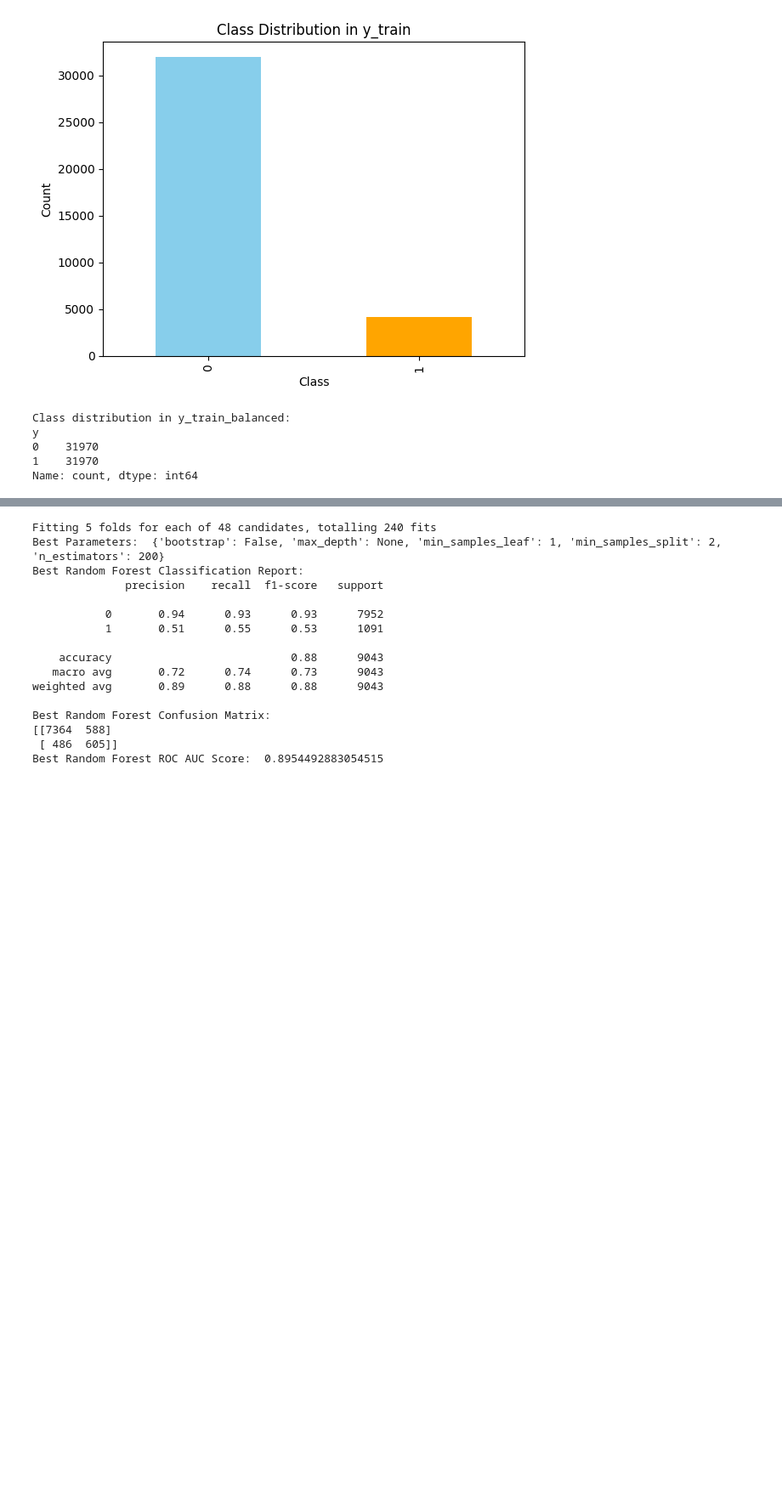
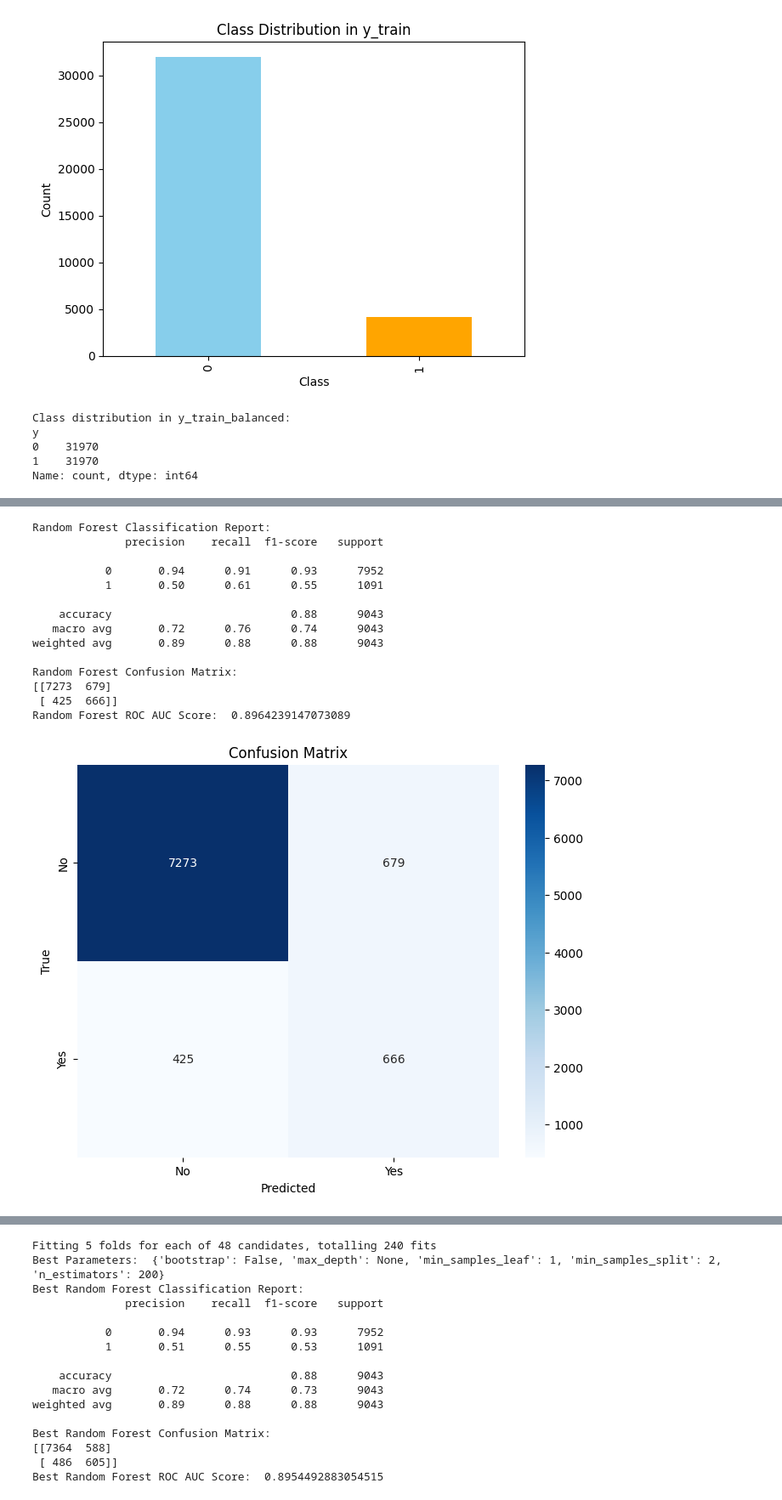
Before and after one commit to PrabhaviWKP/Machine-Learning, a Jupyter notebook: notebooks/2604CW.ipynb, the cells around one changed output, grey strips where cells are left out. Shown at 85% size. Saved outputs shown, nothing was run; the diff lists cells and outputs as text; code cells hidden in the pictures; blank space fills up the shorter version.

Commit message:
Plotted confusion matrix, feature importance graph, ROC curver before and after hyperparameter tuning plotted PR curves before and after tuning in the same plot

```diff
--- a/notebooks/2604CW.ipynb
+++ b/notebooks/2604CW.ipynb
@@ -558,0 +514,80 @@ Random Forest ROC AUC Score:  0.8964239147073089
+# %%
+import matplotlib.pyplot as plt
+import seaborn as sns
+from sklearn.metrics import classification_report, confusion_matrix, roc_curve, auc
+import numpy as np
+
+# 1. Accuracy, Precision, Recall, F1-Score
+print("Random Forest Classification Report: ")
+print(classification_report(y_test, y_pred_rf))
+print("Random Forest Confusion Matrix: ")
+print(confusion_matrix(y_test, y_pred_rf))
+roc_auc = roc_auc_score(y_test, y_prob_rf)
+print("Random Forest ROC AUC Score: ", roc_auc)
+
+# 2. Confusion Matrix
+conf_matrix = confusion_matrix(y_test, y_pred_rf)
+plt.figure(figsize=(8, 6))
+sns.heatmap(conf_matrix, annot=True, fmt='d', cmap='Blues', xticklabels=['No', 'Yes'], yticklabels=['No', 'Yes'])
+plt.title('Confusion Matrix')
+plt.xlabel('Predicted')
+plt.ylabel('True')
+plt.show()
+
+# 3. ROC Curve and AUC
+fpr, tpr, thresholds = roc_curve(y_test, y_prob_rf)
+roc_auc = auc(fpr, tpr)
+
+plt.figure(figsize=(8, 6))
+plt.plot(fpr, tpr, color='blue', label=f'ROC curve (area = {roc_auc:.2f})')
+plt.plot([0, 1], [0, 1], color='gray', linestyle='--')
+plt.xlabel('False Positive Rate')
+plt.ylabel('True Positive Rate')
+plt.title('ROC Curve')
+plt.legend(loc='lower right')
+plt.show()
+
+# 4. Feature Importance
+feature_importances = rf_model.feature_importances_
+features = X.columns
+
+plt.figure(figsize=(10, 6))
+sns.barplot(x=feature_importances, y=features)
+plt.title('Feature Importance')
+plt.xlabel('Importance')
+plt.ylabel('Feature')
+plt.show()
+
+# Calculate Accuracy, Precision, Recall, F1-Score
+from sklearn.metrics import accuracy_score, precision_score, recall_score, f1_score
+
+accuracy = accuracy_score(y_test, y_pred_rf)
+precision = precision_score(y_test, y_pred_rf)
+recall = recall_score(y_test, y_pred_rf)
+f1 = f1_score(y_test, y_pred_rf)
+
+# Plot Accuracy, Precision, Recall, F1-Score
+metrics = [accuracy, precision, recall, f1]
+metric_names = ['Accuracy', 'Precision', 'Recall', 'F1-Score']
+
+plt.figure(figsize=(8, 6))
+plt.bar(metric_names, metrics, color='orange')
+plt.title("Classification Metrics")
+plt.ylabel('Score')
+plt.show()
+# %% [output]
+Random Forest Classification Report:
+              precision    recall  f1-score   support
+
+           0       0.94      0.91      0.93      7952
+           1       0.50      0.61      0.55      1091
+
+    accuracy                           0.88      9043
+   macro avg       0.72      0.76      0.74      9043
+weighted avg       0.89      0.88      0.88      9043
+
+Random Forest Confusion Matrix:
+[[7273  679]
+ [ 425  666]]
+Random Forest ROC AUC Score:  0.8964239147073089
+[figure, added]
```
Also changed, not shown: parts of 7 cells of this notebook.
